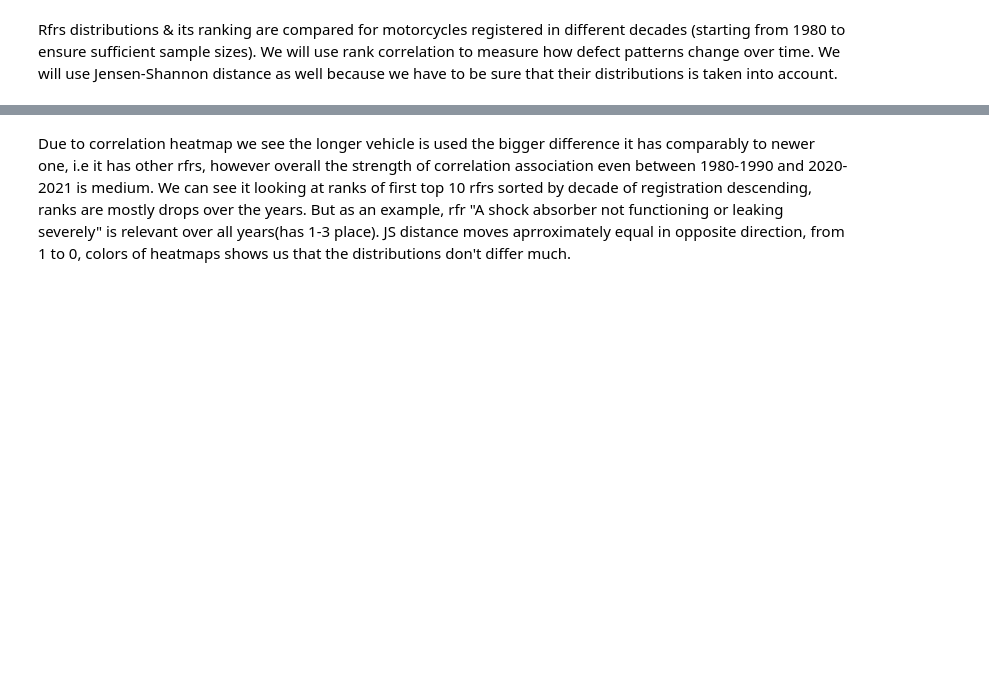
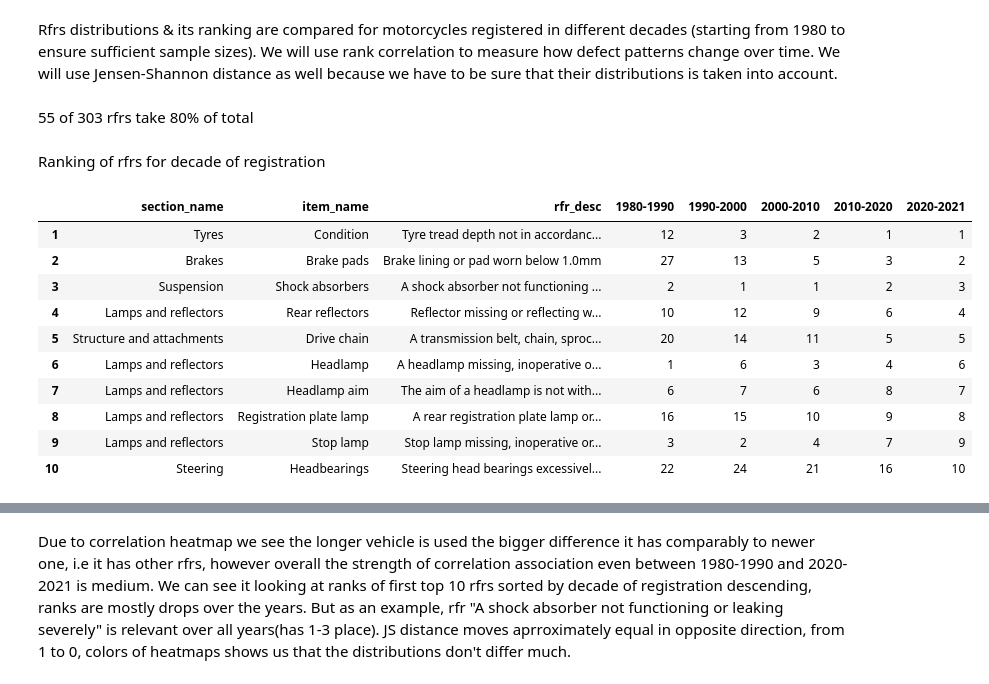
Before and after one commit to sttseitlin/MOT-test-for-motorcycles, a Jupyter notebook: moto.ipynb, the cells around one changed output, grey strips where cells are left out. Cells and saved outputs as stored; diff of their text form; code cells hidden in the pictures; blank space fills up the shorter version.

```diff
--- a/moto.ipynb
+++ b/moto.ipynb
@@ -3283,3 +3423,39 @@ def js_distance(df):
+# %%
+rfr_comp_by_decade_pivot = (
+    rfr_comp_by_decade.pivot(
+        index=[
+            'section_name',
+            'item_name',
+            'rfr_desc'],
+        columns='first_use_date',
+        values='size'
+        )
+    .sort_values(by=['2020-2021'], ascending=False)
+    .reset_index()
+)
+rfr_comp_by_decade_pivot = rfr_comp_by_decade_pivot.fillna(0.0)
+rfr_comp_by_decade_pivot.columns.name = None
+rfr_comp_by_decade_pivot_filt = filter_below_threshold(rfr_comp_by_decade_pivot, 0.8)
+rfr_comp_by_decade_pivot_filt.index = rfr_comp_by_decade_pivot_filt.index + 1
+rfr_comp_by_decade_pivot_ranked = rank_cols(rfr_comp_by_decade_pivot_filt)
+with pd.option_context('display.max_colwidth', None):
+    display(Markdown(f"{rfr_comp_by_decade_pivot_ranked.shape[0]} of 303 rfrs take 80% of total"))
+    display(Markdown("Ranking of rfrs for decade of registration"))
+    display(rfr_comp_by_decade_pivot_ranked.head(10))
+# %% [output]
+55 of 303 rfrs take 80% of total
+Ranking of rfrs for decade of registration
+|  | section_name | item_name | rfr_desc | 1980-1990 | 1990-2000 | 2000-2010 | 2010-2020 | 2020-2021 |
+| 1 | Tyres | Condition | Tyre tread depth not in accordanc... | 12 | 3 | 2 | 1 | 1 |
+| 2 | Brakes | Brake pads | Brake lining or pad worn below 1.0mm | 27 | 13 | 5 | 3 | 2 |
+| 3 | Suspension | Shock absorbers | A shock absorber not functioning ... | 2 | 1 | 1 | 2 | 3 |
+| 4 | Lamps and reflectors | Rear reflectors | Reflector missing or reflecting w... | 10 | 12 | 9 | 6 | 4 |
+| 5 | Structure and attachments | Drive chain | A transmission belt, chain, sproc... | 20 | 14 | 11 | 5 | 5 |
+| 6 | Lamps and reflectors | Headlamp | A headlamp missing, inoperative o... | 1 | 6 | 3 | 4 | 6 |
+| 7 | Lamps and reflectors | Headlamp aim | The aim of a headlamp is not with... | 6 | 7 | 6 | 8 | 7 |
+| 8 | Lamps and reflectors | Registration plate lamp | A rear registration plate lamp or... | 16 | 15 | 10 | 9 | 8 |
+| 9 | Lamps and reflectors | Stop lamp | Stop lamp missing, inoperative or... | 3 | 2 | 4 | 7 | 9 |
+| 10 | Steering | Headbearings | Steering head bearings excessivel... | 22 | 24 | 21 | 16 | 10 |
 # %%
 js_dist_matrix = js_distance(rfr_comp_by_decade_pivot)
 spearman_matrix = rfr_comp_by_decade_pivot.corr(method='spearman', numeric_only=True)
```
Also changed, not shown: parts of 48 cells of this notebook.
